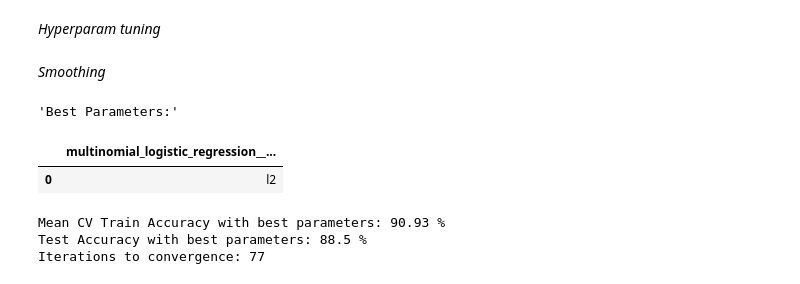
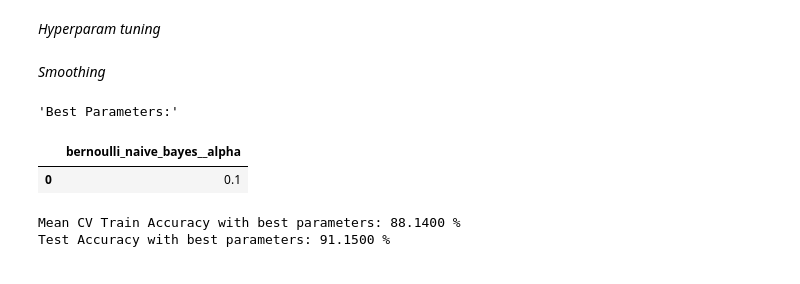
Before and after one commit to carstenegelund/sleep-disorder-classifier, a Jupyter notebook: model_naive_bayes_classification.ipynb, the cells around one changed output. Drawn from its saved outputs; the diff is of its cells as text; code cells hidden in the pictures.

Commit message:
further model development

```diff
--- a/model_naive_bayes_classification.ipynb
+++ b/model_naive_bayes_classification.ipynb
@@ -214,22 +301,2 @@ Test Accuracy: 84.4900 %
 </ul>
 </div>
-# %%
-train_dict = {}
-test_dict = {}
-for i in np.arange(1,10):
-    X_train, X_test, y_train, y_test = train_test_split(X, y, test_size=0.5, random_state=i, stratify=y)
-    y_train, y_test = y_train.values.reshape(-1), y_test.values.reshape(-1)
-    transformed_X_train = column_trans.fit_transform(X_train)
-    transformed_X_test = column_trans.transform(X_test)
-    model_nb = CategoricalNB()
-    cv_nb = RepeatedStratifiedKFold(n_splits=5, n_repeats=3, random_state=42)
-    model_nb.fit(transformed_X_train, y_train)
-    train_acc = model_nb.score(transformed_X_train, y_train)
-    # cv_scores = cross_val_score(model_nb, transformed_X_train, y_train, scoring='accuracy', cv=cv_nb)
-    train_dict[i] = train_acc
-    test_accuracy = model_nb.score(transformed_X_test, y_test)
-    test_dict[i] = test_accuracy
-
-plt.plot(np.arange(1,10), train_dict.values(), color="r")
-plt.plot(np.arange(1,10), test_dict.values(), color="b")
-plt.show()
@@ -263,3 +303,13 @@ plt.show()
+# %%
+# reset split to same seed as beginning
+X_train, X_test, y_train, y_test = train_test_split(X, y, test_size=0.3, random_state=42, stratify=y)
+# Re-encode y vector
+map = {"None":0, "Sleep Apnea":1, "Insomnia":2}
+# apply mapping function
+settings.column_mapper(y_train, "Sleep Disorder", map)
+settings.column_mapper(y_test, "Sleep Disorder", map)
+# reshape labels to 1-D array (vector)
+y_train, y_test = y_train.values.reshape(-1), y_test.values.reshape(-1)
 # %%
 # Save baseline pipeline to file
 settings.save_pipeline("best_naive_bayes_classification_pipeline.pkl", pipeline_nb)
@@ -270,33 +320,29 @@ settings.save_pipeline("best_naive_bayes_classification_pipeline.pkl", pipeline_
 # %%
 # set up param grid
 param_grid_nb = {
-    'multinomial_logistic_regression__penalty': ['l2', "none"] # l1 not typically used for multinomial due to compuataional and interpretibility challenges
+    'bernoulli_naive_bayes__alpha': np.linspace(0.1, 1, 10) # default is 1
 }
 
 # Create and fit GridSearchCV object on train data
-grid_search_mlr = GridSearchCV(pipeline_mlr, param_grid=param_grid_mlr, scoring='accuracy', cv=cv_mlr, n_jobs=-1)
-grid_search_mlr.fit(X_train, y_train)
+grid_search_nb = GridSearchCV(pipeline_nb, param_grid=param_grid_nb, scoring='accuracy', cv=cv_nb, n_jobs=-1)
+grid_search_nb.fit(X_train, y_train)
 
 # Access best hyperparameters and accuracy score
-best_params, best_train_score = grid_search_mlr.best_params_, grid_search_mlr.best_score_
+best_params, best_train_score = grid_search_nb.best_params_, grid_search_nb.best_score_
 
 # Print the best parameters
 display("Best Parameters:", pd.DataFrame(best_params, index=[0]))
 
 # Print the best mean cv training score
 print("Mean CV Train Accuracy with best parameters:", settings.score_formatter(best_train_score, 4))
 
 # Evaluate the best model on the test set
-best_pipeline = grid_search_mlr.best_estimator_
+best_pipeline = grid_search_nb.best_estimator_
 test_accuracy = best_pipeline.score(X_test, y_test)
 print("Test Accuracy with best parameters:", settings.score_formatter(test_accuracy, 4))
-
-# Time to convergence
-print("Iterations to convergence:", best_model['multinomial_logistic_regression'].n_iter_[0])
 # %% [output]
 'Best Parameters:'
-|  | multinomial_logistic_regression__... |
-| 0 | l2 |
+|  | bernoulli_naive_bayes__alpha |
+| 0 | 0.1 |
-Mean CV Train Accuracy with best parameters: 90.93 %
-Test Accuracy with best parameters: 88.5 %
-Iterations to convergence: 77
+Mean CV Train Accuracy with best parameters: 88.1400 %
+Test Accuracy with best parameters: 91.1500 %
```
Also changed, not shown: parts of 37 cells of this notebook, 4 other files.
